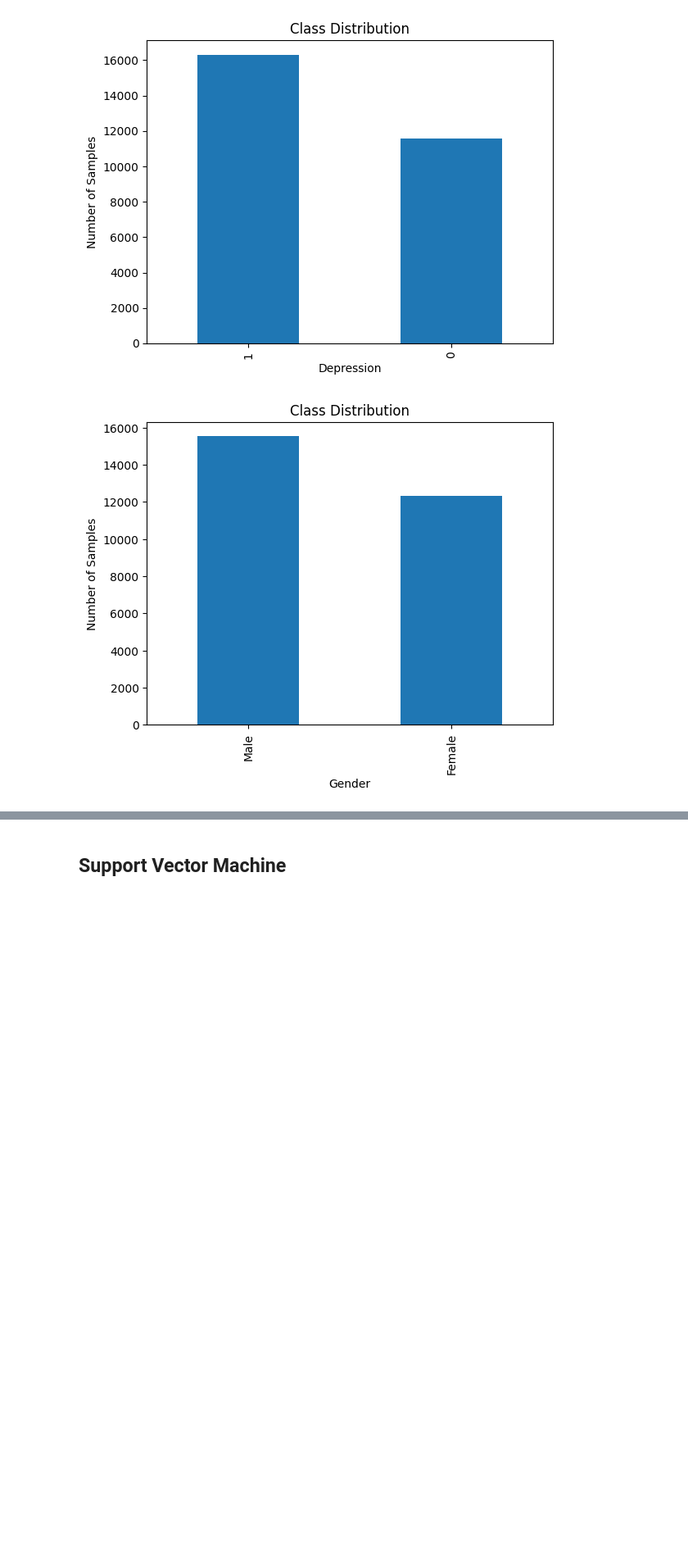
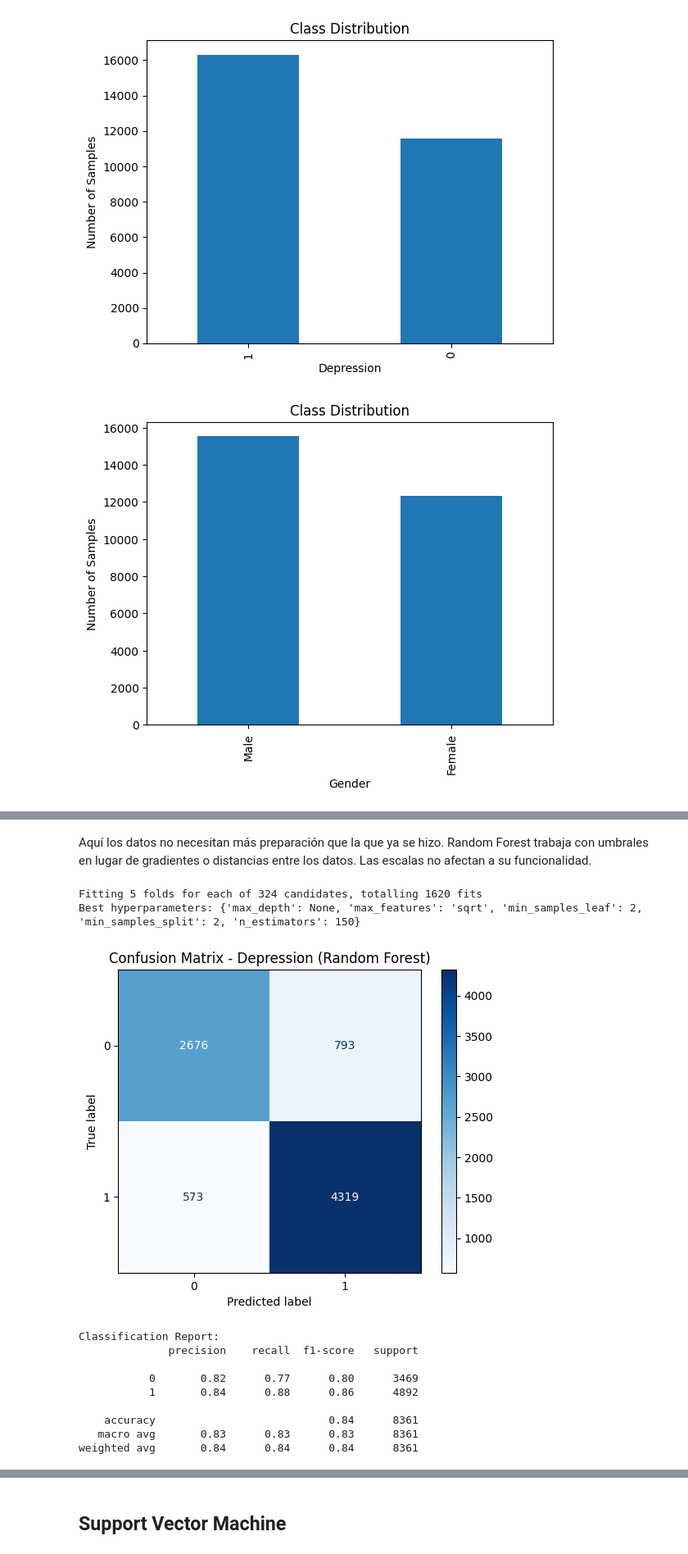
Before and after one commit to Jesus-PerezG/TC2004B-Jesus, a Jupyter notebook: notebooks/Student_Depression.ipynb, the cells around one changed output, grey strips where cells are left out. Shown at 82% size. Saved outputs shown, nothing was run; the diff lists cells and outputs as text; code cells hidden in the pictures; blank space fills up the shorter version.

Commit message:
Finish Depression Models and Conclusions

```diff
--- a/notebooks/Student_Depression.ipynb
+++ b/notebooks/Student_Depression.ipynb
@@ -115,0 +109,7 @@ Ambos grupos se consideran balanceados (en términos de Data Science y problemas
+# %%
+students = pd.get_dummies(students, columns=['Gender', 'Sleep Duration', 'Dietary Habits', 'Degree'], drop_first=True)
+
+# Ahora algunos binarios simples
+students['Have you ever had suicidal thoughts ?'] = students['Have you ever had suicidal thoughts ?'].map({'Yes': 1, 'No': 0})
+students['Family History of Mental Illness'] = students['Family History of Mental Illness'].map({'Yes': 1, 'No': 0})
+students.info()
@@ -115,0 +134,4 @@ Ambos grupos se consideran balanceados (en términos de Data Science y problemas
+# %%
+# Corregir no numéricos restantes
+students['Financial Stress'] = pd.to_numeric(students['Financial Stress'], errors='coerce')
+students.info()
@@ -115,0 +158,2 @@ Ambos grupos se consideran balanceados (en términos de Data Science y problemas
+# %%
+students = students.dropna()
@@ -116,5 +162,5 @@ Ambos grupos se consideran balanceados (en términos de Data Science y problemas
 # %%
-students['estratificacion'] = students['Gender'].astype(str) + "_" + df['Depression'].astype(str)
+students['estratificacion'] = students['Gender_Male'].astype(str) + "_" + df['Depression'].astype(str)
 
 X = students.drop(columns = ['Depression', 'estratificacion'])
 y = students['Depression']
@@ -127,0 +184,64 @@ X_train, X_test, y_train, y_test = train_test_split(
+# %% [markdown]
+Aquí los datos no necesitan más preparación que la que ya se hizo. Random Forest trabaja con umbrales en lugar de gradientes o distancias entre los datos. Las escalas no afectan a su funcionalidad.
+# %%
+# Hyperparameter grid for random forest
+param_grid = {
+    'n_estimators': [50, 100, 150],
+    'max_depth': [3,5,7,None],
+    'min_samples_split': [2,4,6],
+    'min_samples_leaf': [1,2,4],
+    'max_features': [None, 'sqrt', 'log2'],
+}
+
+rf = RandomForestClassifier(random_state=42)
+grid_search = GridSearchCV(estimator = rf,  param_grid=param_grid, cv=5, scoring="accuracy", n_jobs=-1, verbose=1)
+grid_search.fit(X_train, y_train)
+
+best_model = grid_search.best_estimator_
+print("Best hyperparameters:", grid_search.best_params_)
+
+y_pred = best_model.predict(X_test)
+
+# Confusion Matrix
+cm = confusion_matrix(y_test, y_pred, labels=best_model.classes_)
+disp = ConfusionMatrixDisplay(confusion_matrix=cm, display_labels=best_model.classes_)
+disp.plot(cmap=plt.cm.Blues)
+plt.title("Confusion Matrix - Depression (Random Forest)")
+plt.show()
+
+# Classification report
+report = classification_report(y_test, y_pred, labels = best_model.classes_)
+print("Classification Report:")
+print(report)
+
+y_score = best_model.predict_proba(X_test)[:, 1]
+
+# Curva ROC
+fpr, tpr, _ = roc_curve(y_test, y_score)
+roc_auc = auc(fpr, tpr)
+
+# Graficar Resultados
+plt.figure(figsize=(8, 6))
+plt.plot(fpr, tpr, color='darkorange', lw=2, label=f'ROC Curve (AUC = {roc_auc:.2f})')
+plt.plot([0, 1], [0, 1], color='navy', lw=2, linestyle='--')
+plt.xlim([0.0, 1.0])
+plt.ylim([0.0, 1.05])
+plt.xlabel('False Positive Rate')
+plt.ylabel('True Positive Rate')
+plt.title('ROC Curve - Depression Prediction (Random Forest)')
+plt.legend(loc="lower right")
+plt.grid(alpha=0.3)
+plt.show()
+# %% [output]
+Fitting 5 folds for each of 324 candidates, totalling 1620 fits
+Best hyperparameters: {'max_depth': None, 'max_features': 'sqrt', 'min_samples_leaf': 2, 'min_samples_split': 2, 'n_estimators': 150}
+[figure, added]
+Classification Report:
+              precision    recall  f1-score   support
+
+           0       0.82      0.77      0.80      3469
+           1       0.84      0.88      0.86      4892
+
+    accuracy                           0.84      8361
+   macro avg       0.83      0.83      0.83      8361
+weighted avg       0.84      0.84      0.84      8361
```
Also changed, not shown: parts of 23 cells of this notebook, 3 other files.
